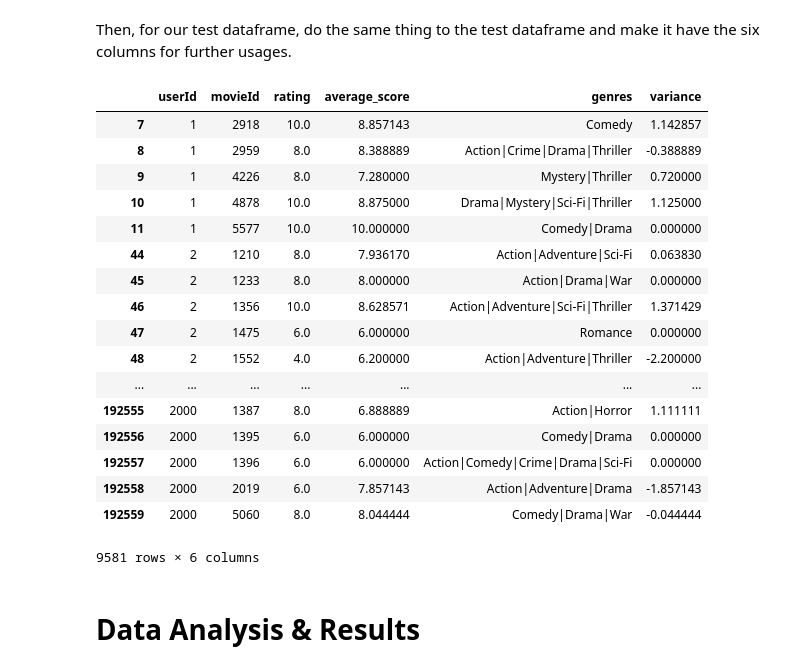
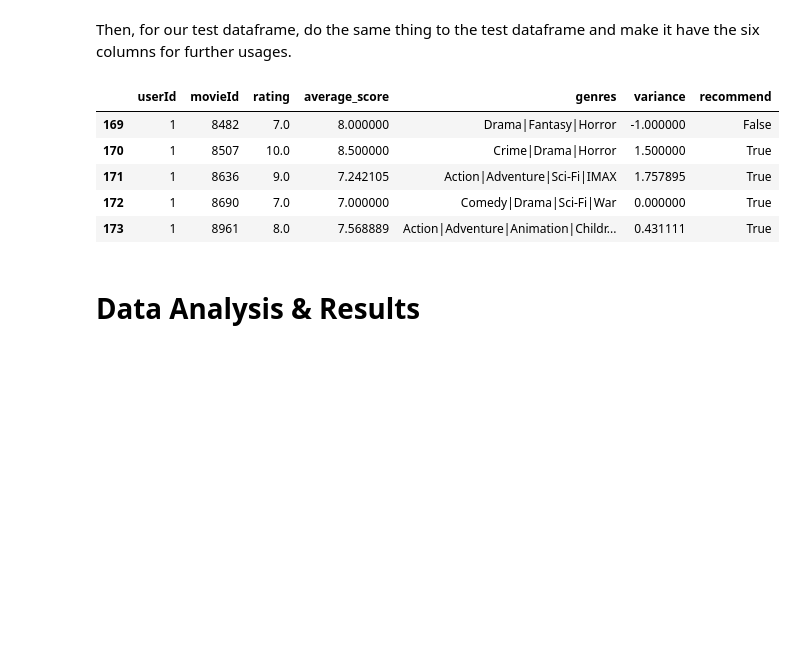
Before and after one commit to strkillr16/COGS108Final, a Jupyter notebook: Final Project Notebook.ipynb, the cells around one changed output. Cells and saved outputs as stored; diff of their text form; code cells hidden in the pictures; blank space fills up the shorter version.

```diff
--- a/Final Project Notebook.ipynb
+++ b/Final Project Notebook.ipynb
@@ -275,39 +241,21 @@ test['average_score'] = average_ratings1
 # %%
 genre = []
-types = ''
-
-for it1 in test['movieId']:
-    for it2 in df_movie[df_movie['movieId'] == it1]['genres']:
-        types = it2
-    genre.append(types)
+for i in test['movieId']:
+    g = ""
+    for val in df_movie[df_movie['movieId'] == i]['genres']:
+        g = val
+    genre.append(g)
 test['genres'] = genre
-# %%
-variances = []
-
-for it1 in range(len(test)):
-    usr_rate1 = test['rating'].iloc[it1]
-    avr_rate1 = test['average_score'].iloc[it1]
-    difference = usr_rate1 - avr_rate1
-    variances.append(difference)
-test['variance'] = variances
+# %%
+test['variance'] = test.apply(lambda row: row.rating - row.average_score, axis=1)
+# %%
+test['recommend'] = test.apply(lambda row: row.variance >= 0, axis=1)
 # %%
-test
+test.head()
 # %% [output]
-|  | userId | movieId | rating | average_score | genres | variance |
-| 7 | 1 | 2918 | 10.0 | 8.857143 | Comedy | 1.142857 |
-| 8 | 1 | 2959 | 8.0 | 8.388889 | Action|Crime|Drama|Thriller | -0.388889 |
-| 9 | 1 | 4226 | 8.0 | 7.280000 | Mystery|Thriller | 0.720000 |
-| 10 | 1 | 4878 | 10.0 | 8.875000 | Drama|Mystery|Sci-Fi|Thriller | 1.125000 |
-| 11 | 1 | 5577 | 10.0 | 10.000000 | Comedy|Drama | 0.000000 |
-| 44 | 2 | 1210 | 8.0 | 7.936170 | Action|Adventure|Sci-Fi | 0.063830 |
-| 45 | 2 | 1233 | 8.0 | 8.000000 | Action|Drama|War | 0.000000 |
-| 46 | 2 | 1356 | 10.0 | 8.628571 | Action|Adventure|Sci-Fi|Thriller | 1.371429 |
-| 47 | 2 | 1475 | 6.0 | 6.000000 | Romance | 0.000000 |
-| 48 | 2 | 1552 | 4.0 | 6.200000 | Action|Adventure|Thriller | -2.200000 |
-| ... | ... | ... | ... | ... | ... | ... |
-| 192555 | 2000 | 1387 | 8.0 | 6.888889 | Action|Horror | 1.111111 |
-| 192556 | 2000 | 1395 | 6.0 | 6.000000 | Comedy|Drama | 0.000000 |
-| 192557 | 2000 | 1396 | 6.0 | 6.000000 | Action|Comedy|Crime|Drama|Sci-Fi | 0.000000 |
-| 192558 | 2000 | 2019 | 6.0 | 7.857143 | Action|Adventure|Drama | -1.857143 |
-| 192559 | 2000 | 5060 | 8.0 | 8.044444 | Comedy|Drama|War | -0.044444 |
+|  | userId | movieId | rating | average_score | genres | variance | recommend |
+| 169 | 1 | 8482 | 7.0 | 8.000000 | Drama|Fantasy|Horror | -1.000000 | False |
+| 170 | 1 | 8507 | 10.0 | 8.500000 | Crime|Drama|Horror | 1.500000 | True |
+| 171 | 1 | 8636 | 9.0 | 7.242105 | Action|Adventure|Sci-Fi|IMAX | 1.757895 | True |
+| 172 | 1 | 8690 | 7.0 | 7.000000 | Comedy|Drama|Sci-Fi|War | 0.000000 | True |
+| 173 | 1 | 8961 | 8.0 | 7.568889 | Action|Adventure|Animation|Childr... | 0.431111 | True |
-9581 rows × 6 columns
```
Also changed, not shown: parts of 34 cells of this notebook, 3 other files.
